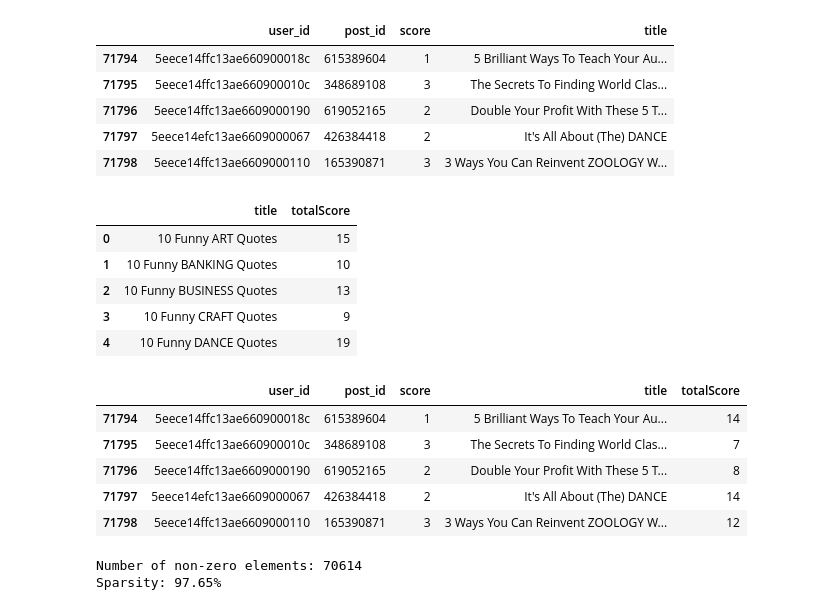
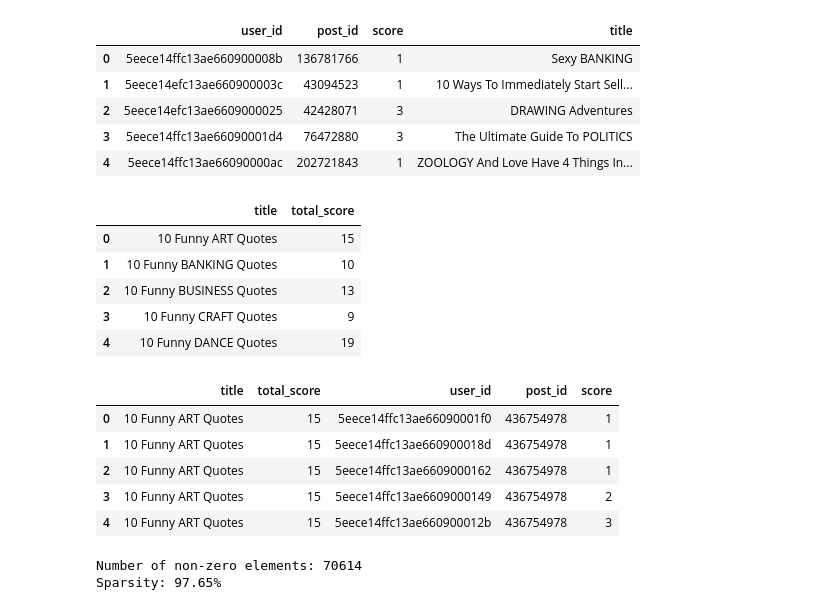
Before and after one commit to mustafazeydani/post-recommendation-using-KNN, a Jupyter notebook: recommendation-system.ipynb, the cells around one changed output. Saved outputs shown, nothing was run; the diff lists cells and outputs as text; code cells hidden in the pictures.

```diff
--- a/recommendation-system.ipynb
+++ b/recommendation-system.ipynb
@@ -3,10 +3,11 @@ import pandas as pd
 import numpy as np
 
 # Load the datasets
-post_data = pd.read_csv('datasets/post_data.csv')
-view_data = pd.read_csv('datasets/view_data.csv')
+posts_df = pd.read_csv('datasets/post_data.csv')
+views_df = pd.read_csv('datasets/view_data.csv')
+users_df = pd.read_csv('datasets/user_data.csv')
 
-dataframe = pd.DataFrame(view_data)
+views_df_with_scores = pd.DataFrame(views_df)
 
 # Generate random probabilities for 1, 2, and 3
 probs = np.random.dirichlet(np.ones(3))
@@ -14,12 +15,12 @@ probs = np.random.dirichlet(np.ones(3))
 # Assign probabilities for the ratings
 scores = np.random.choice(
     [1, 2, 3],
-    size=len(view_data),
+    size=len(views_df),
     p=probs
 )
 
 # Add the score column to the dataframe
-dataframe['score'] = scores
+views_df_with_scores['score'] = scores
 
-dataframe.head()
+views_df_with_scores.head()
 # %% [output]
@@ -27,6 +33,6 @@ FileNotFoundError: [Errno 2] No such file or directory: 'post_data.csv'
 # %%
-# Merge the two dataframes
-df = pd.merge(dataframe, post_data ,on='post_id')
-df.tail()
+# Merge the views_df_with_scores with the posts_df
+merged_data = pd.merge(views_df_with_scores, posts_df ,on='post_id')
+merged_data.head()
 # %% [output]
 |  | user_id | post_id | time_stamp | score | title | category |
@@ -38,28 +44,26 @@ df.tail()
 # %%
-# Drop the time_stamp and category columns because they are not needed for now
-data = df.drop(['time_stamp', 'category'], axis=1)
-data.tail()
+# Drop the columns that are not needed and remove the rows with missing title values
+cleaned_data = merged_data.drop(['time_stamp', 'category'], axis=1).dropna(axis = 0, subset = ['title'])
+cleaned_data.head()
 # %% [output]
 |  | user_id | post_id | score | title |
-| 71794 | 5eece14ffc13ae660900018c | 615389604 | 1 | 5 Brilliant Ways To Teach Your Au... |
-| 71795 | 5eece14ffc13ae660900010c | 348689108 | 3 | The Secrets To Finding World Clas... |
-| 71796 | 5eece14ffc13ae6609000190 | 619052165 | 2 | Double Your Profit With These 5 T... |
-| 71797 | 5eece14efc13ae6609000067 | 426384418 | 2 | It's All About (The) DANCE |
-| 71798 | 5eece14ffc13ae6609000110 | 165390871 | 3 | 3 Ways You Can Reinvent ZOOLOGY W... |
+| 0 | 5eece14ffc13ae660900008b | 136781766 | 1 | Sexy BANKING |
+| 1 | 5eece14efc13ae660900003c | 43094523 | 1 | 10 Ways To Immediately Start Sell... |
+| 2 | 5eece14efc13ae6609000025 | 42428071 | 3 | DRAWING Adventures |
+| 3 | 5eece14ffc13ae66090001d4 | 76472880 | 3 | The Ultimate Guide To POLITICS |
+| 4 | 5eece14ffc13ae66090000ac | 202721843 | 1 | ZOOLOGY And Love Have 4 Things In... |
 # %%
 # Create a new dataframe with the total score for each post
-# Print the rows length befire and after dropna
-posts_with_score = data.dropna(axis = 0, subset = ['title'])
-post_totalScore = (posts_with_score.
+post_total_scores = (cleaned_data.
      groupby(by = ['title'])['score'].
      count().
      reset_index().
-     rename(columns = {'score': 'totalScore'})
-     [['title', 'totalScore']]
+     rename(columns = {'score': 'total_score'})
+     [['title', 'total_score']]
     )
-post_totalScore.head()
+post_total_scores.head()
 # %% [output]
-|  | title | totalScore |
+|  | title | total_score |
 | 0 | 10 Funny ART Quotes | 15 |
 | 1 | 10 Funny BANKING Quotes | 10 |
 | 2 | 10 Funny BUSINESS Quotes | 13 |
@@ -67,14 +71,14 @@ post_totalScore.head()
 | 4 | 10 Funny DANCE Quotes | 19 |
 # %%
 # Merge the two dataframes
-score_with_totalValuableCount = posts_with_score.merge(post_totalScore, left_on = 'title', right_on = 'title', how = 'left')
-score_with_totalValuableCount.tail()
+posts_with_score_details = post_total_scores.merge(cleaned_data, left_on = 'title', right_on = 'title', how = 'left')
+posts_with_score_details.head()
 # %% [output]
-|  | user_id | post_id | score | title | totalScore |
-| 71794 | 5eece14ffc13ae660900018c | 615389604 | 1 | 5 Brilliant Ways To Teach Your Au... | 14 |
-| 71795 | 5eece14ffc13ae660900010c | 348689108 | 3 | The Secrets To Finding World Clas... | 7 |
-| 71796 | 5eece14ffc13ae6609000190 | 619052165 | 2 | Double Your Profit With These 5 T... | 8 |
-| 71797 | 5eece14efc13ae6609000067 | 426384418 | 2 | It's All About (The) DANCE | 14 |
-| 71798 | 5eece14ffc13ae6609000110 | 165390871 | 3 | 3 Ways You Can Reinvent ZOOLOGY W... | 12 |
+|  | title | total_score | user_id | post_id | score |
+| 0 | 10 Funny ART Quotes | 15 | 5eece14ffc13ae66090001f0 | 436754978 | 1 |
+| 1 | 10 Funny ART Quotes | 15 | 5eece14ffc13ae660900018d | 436754978 | 1 |
+| 2 | 10 Funny ART Quotes | 15 | 5eece14ffc13ae6609000162 | 436754978 | 1 |
+| 3 | 10 Funny ART Quotes | 15 | 5eece14ffc13ae6609000149 | 436754978 | 2 |
+| 4 | 10 Funny ART Quotes | 15 | 5eece14ffc13ae660900012b | 436754978 | 3 |
 # %%
 from scipy.sparse import csr_matrix
```
Also changed, not shown: parts of 3 cells of this notebook.
